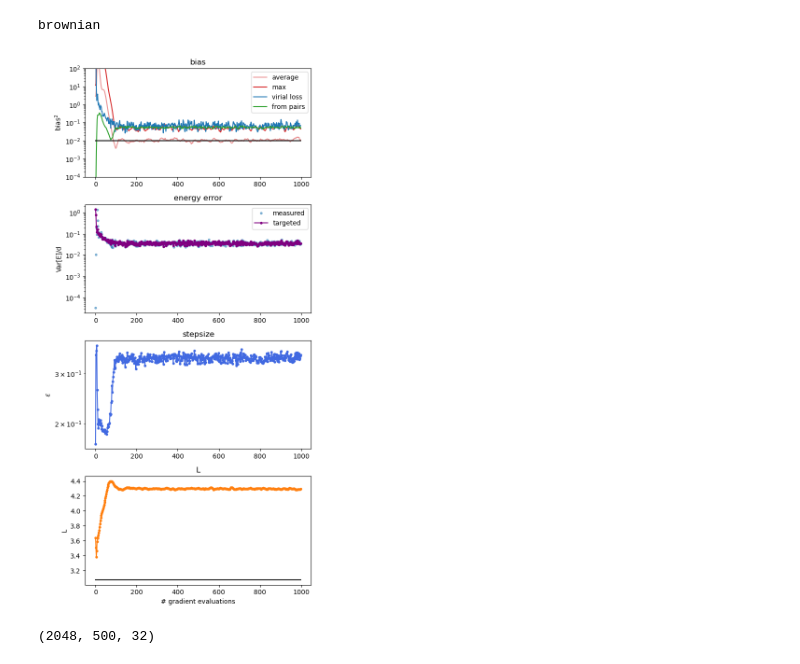
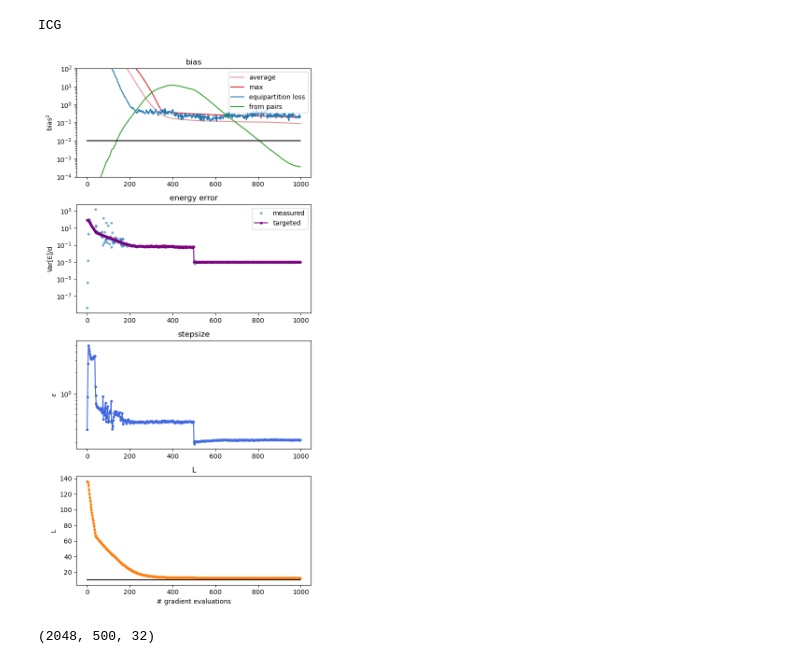
Before and after one commit to JakobRobnik/MicroCanonicalHMC, a Jupyter notebook: tst_ensemble.ipynb, the cells around one changed output. Saved outputs shown, nothing was run; the diff lists cells and outputs as text; code cells hidden in the pictures.

```diff
--- a/tst_ensemble.ipynb
+++ b/tst_ensemble.ipynb
@@ -1,19 +1,18 @@
 # %%
 import numpy as np
 import matplotlib.pyplot as plt
 from IPython.display import Image, display
 
-
 targets = ['Banana', 'ICG', 'german_credit', 'brownian', 'IRT', 'SV']
 
-for i in [3, ]:
+for i in [1, ]:
     name = targets[i]
     print(name)
     display(Image(filename='plots/tst_ensemble/'+name+'.png'))
     #ICG, Brownian, SV
 # %% [output]
-brownian
+ICG
-[figure, old version]
+[figure, new version]
 # %%
 X = np.swapaxes(np.load('x.npy'), 0, 1)
 print(X.shape)
```
Also changed, not shown: 3 other files.
